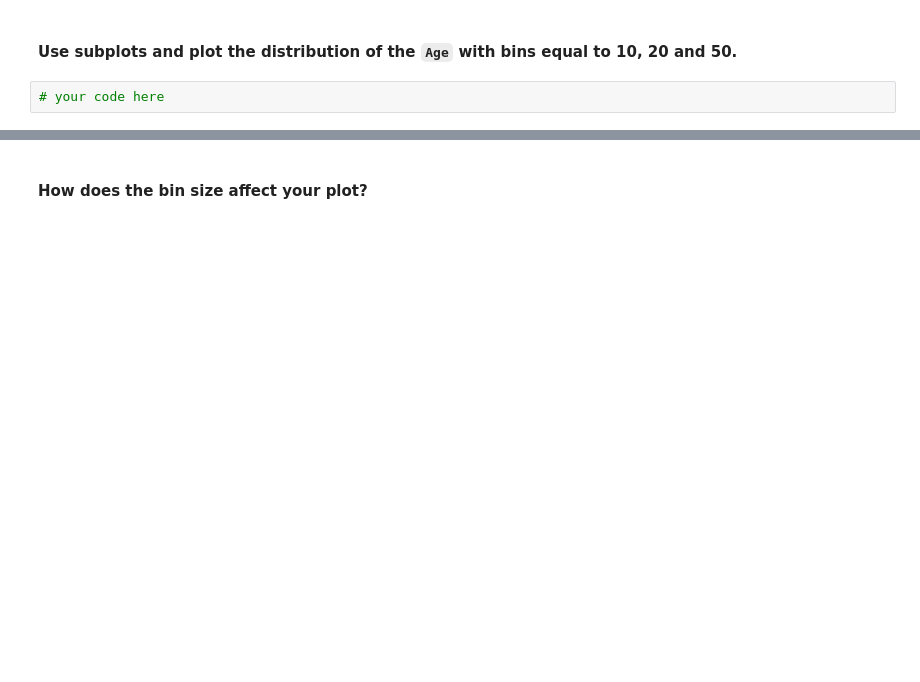
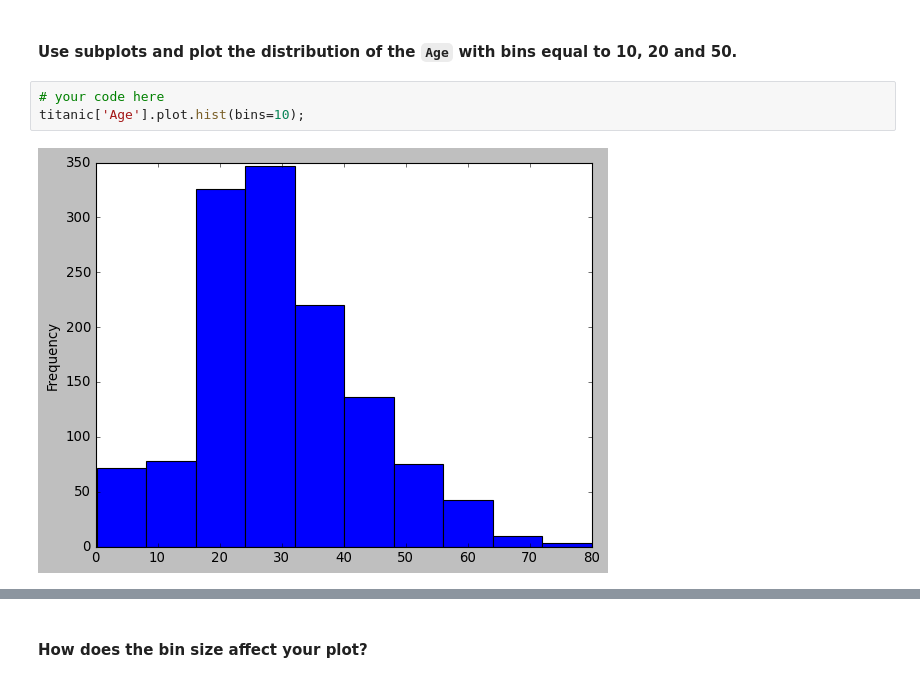
Before and after one commit to Ironhack-Data-Madrid-Octubre-2023/5.2-lab_matplotlib_seaborn, a Jupyter notebook: your-code/main.ipynb, the cells around one changed output, grey strips where cells are left out. Cells and saved outputs as stored; diff of their text form; blank space fills up the shorter version.

```diff
--- a/your-code/main.ipynb
+++ b/your-code/main.ipynb
@@ -105,3 +193,6 @@ fitbit.groupby('Work_or_Weekend')['Steps'].median().plot(kind='bar');
 #### Use subplots and plot the distribution of the `Age`  with bins equal to 10, 20 and 50.
 # %%
 # your code here
+titanic['Age'].plot.hist(bins=10);
+# %% [output]
+[figure, added]
```
Also changed, not shown: parts of 33 cells of this notebook, 2 other files.
